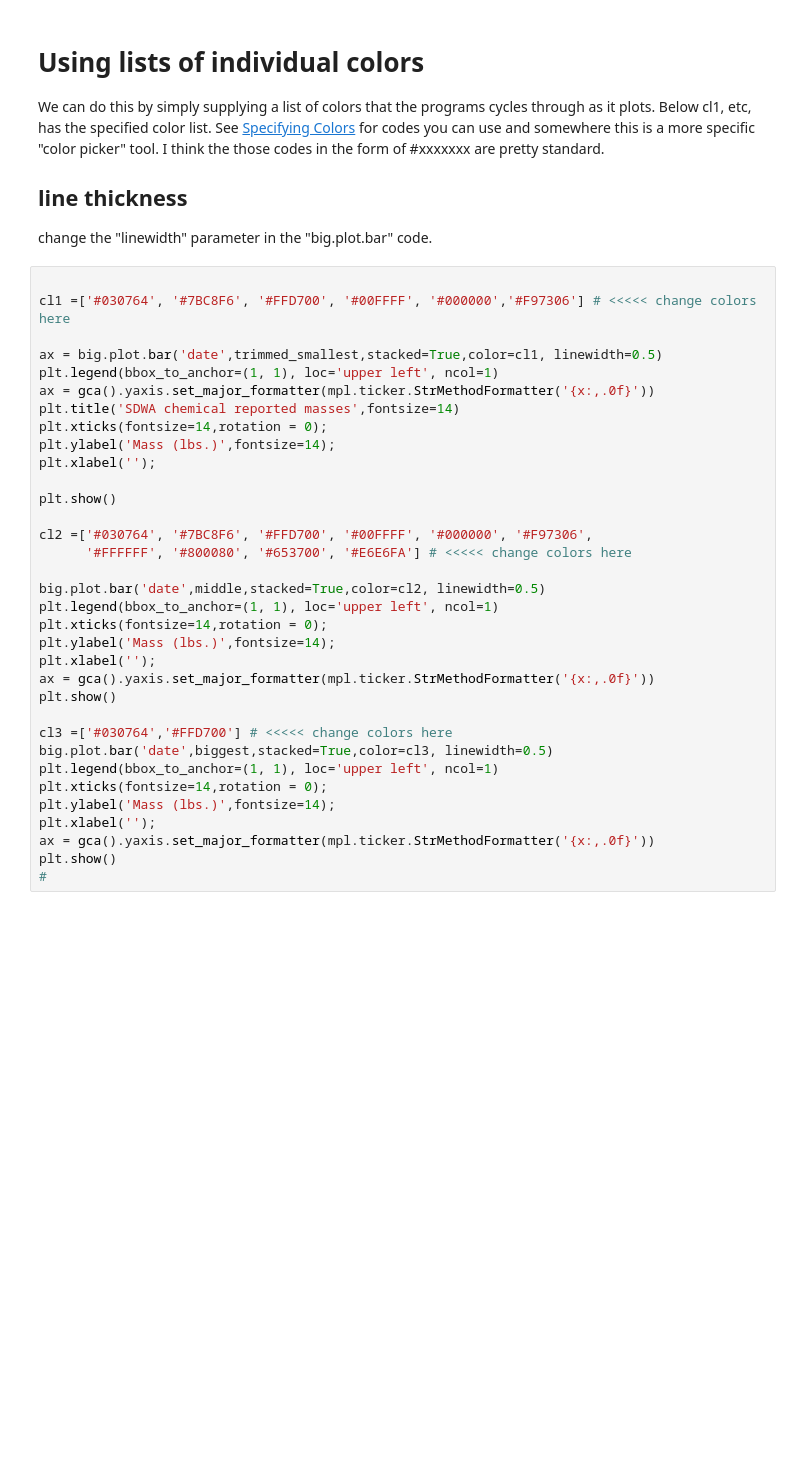
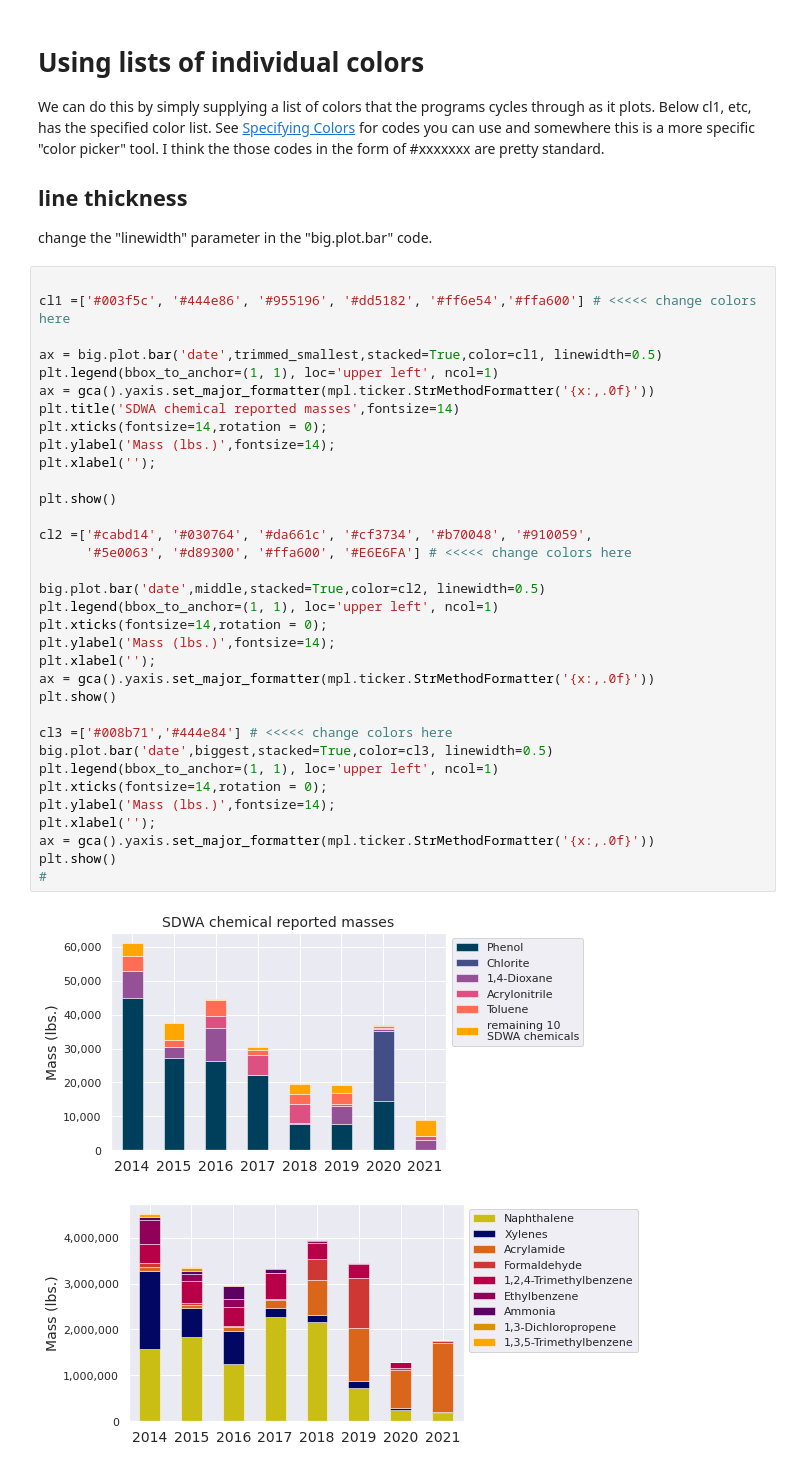
Before and after one commit to gwallison/open-FF_colab, a Jupyter notebook: BigFig_test_plots.ipynb, the cells around one changed output. Cells and saved outputs as stored; diff of their text form; blank space fills up the shorter version.

```diff
--- a/BigFig_test_plots.ipynb
+++ b/BigFig_test_plots.ipynb
@@ -88,35 +87,38 @@ We can do this by simply supplying a list of colors that the programs cycles thr
 change the "linewidth" parameter in the "big.plot.bar" code.
 # %%
 
-cl1 =['#030764', '#7BC8F6', '#FFD700', '#00FFFF', '#000000','#F97306'] # <<<<< change colors here
+cl1 =['#003f5c', '#444e86', '#955196', '#dd5182', '#ff6e54','#ffa600'] # <<<<< change colors here
 
 ax = big.plot.bar('date',trimmed_smallest,stacked=True,color=cl1, linewidth=0.5)
 plt.legend(bbox_to_anchor=(1, 1), loc='upper left', ncol=1)
 ax = gca().yaxis.set_major_formatter(mpl.ticker.StrMethodFormatter('{x:,.0f}'))
 plt.title('SDWA chemical reported masses',fontsize=14)
 plt.xticks(fontsize=14,rotation = 0);
 plt.ylabel('Mass (lbs.)',fontsize=14);
 plt.xlabel('');
 
 plt.show()
 
-cl2 =['#030764', '#7BC8F6', '#FFD700', '#00FFFF', '#000000', '#F97306',
-      '#FFFFFF', '#800080', '#653700', '#E6E6FA'] # <<<<< change colors here
+cl2 =['#cabd14', '#030764', '#da661c', '#cf3734', '#b70048', '#910059',
+      '#5e0063', '#d89300', '#ffa600', '#E6E6FA'] # <<<<< change colors here
 
 big.plot.bar('date',middle,stacked=True,color=cl2, linewidth=0.5)
 plt.legend(bbox_to_anchor=(1, 1), loc='upper left', ncol=1)
 plt.xticks(fontsize=14,rotation = 0);
 plt.ylabel('Mass (lbs.)',fontsize=14);
 plt.xlabel('');
 ax = gca().yaxis.set_major_formatter(mpl.ticker.StrMethodFormatter('{x:,.0f}'))
 plt.show()
 
-cl3 =['#030764','#FFD700'] # <<<<< change colors here
+cl3 =['#008b71','#444e84'] # <<<<< change colors here
 big.plot.bar('date',biggest,stacked=True,color=cl3, linewidth=0.5)
 plt.legend(bbox_to_anchor=(1, 1), loc='upper left', ncol=1)
 plt.xticks(fontsize=14,rotation = 0);
 plt.ylabel('Mass (lbs.)',fontsize=14);
 plt.xlabel('');
 ax = gca().yaxis.set_major_formatter(mpl.ticker.StrMethodFormatter('{x:,.0f}'))
 plt.show()
 #
+# %% [output]
+[figure, added]
+[figure, added]
```
Also changed, not shown: parts of 2 cells of this notebook.
